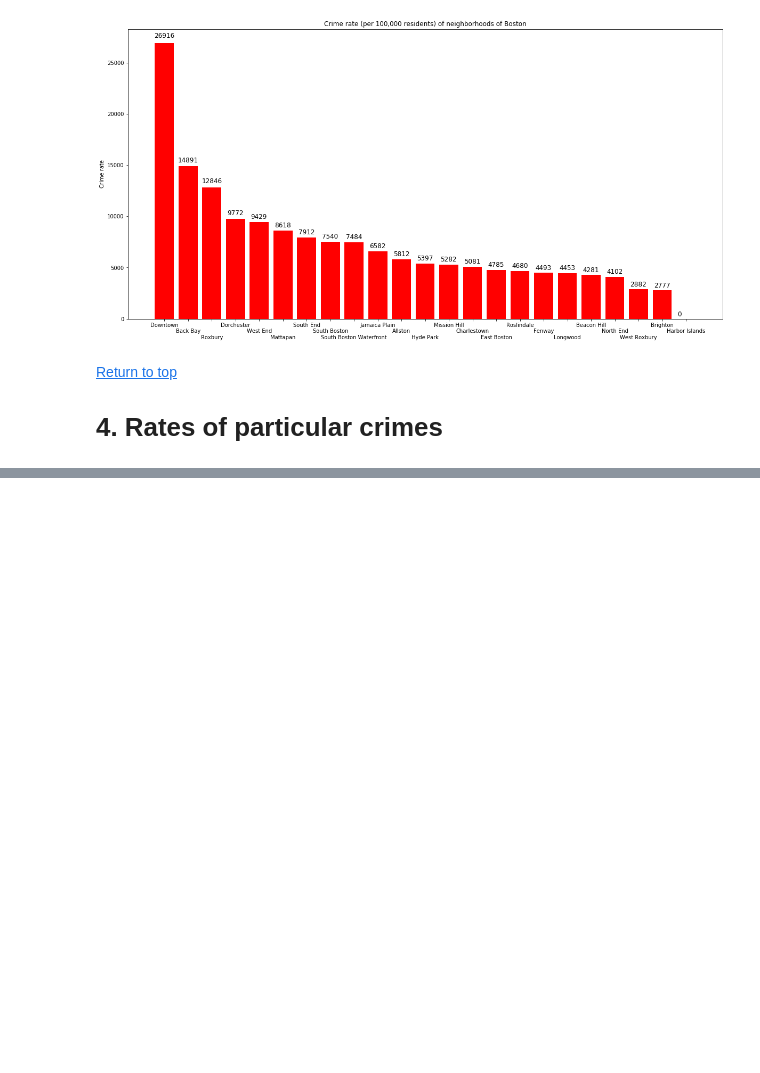
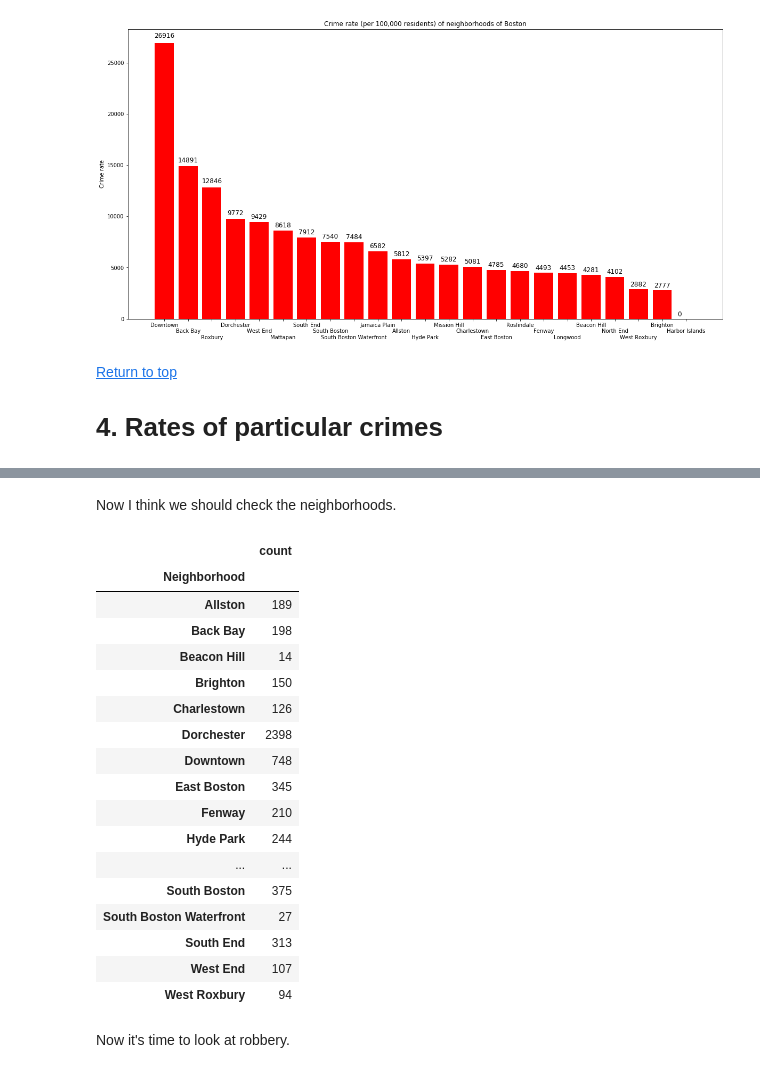
Before and after one commit to iajoiner/boston-crime, a Jupyter notebook: Boston Crime.ipynb, the cells around one changed output, grey strips where cells are left out. Cells and saved outputs as stored; diff of their text form; code cells hidden in the pictures; blank space fills up the shorter version.

```diff
--- a/Boston Crime.ipynb
+++ b/Boston Crime.ipynb
@@ -1073,0 +1287,2 @@ Now let's focus on the actual categories UCR use. We will focus on violent crime
+# %%
+df_aa = df_particulars.loc[df_particulars['offense_code_group'] == 'Aggravated Assault']
@@ -1073,0 +1304,27 @@ Now let's focus on the actual categories UCR use. We will focus on violent crime
+# %% [markdown]
+Now I think we should check the neighborhoods.
+# %%
+df_aan = df_aa.groupby('Neighborhood').size().reset_index(name = 'count').set_index('Neighborhood')
+# %%
+df_aan
+# %% [output]
+|  | count |
+| Neighborhood |  |
+| Allston | 189 |
+| Back Bay | 198 |
+| Beacon Hill | 14 |
+| Brighton | 150 |
+| Charlestown | 126 |
+| Dorchester | 2398 |
+| Downtown | 748 |
+| East Boston | 345 |
+| Fenway | 210 |
+| Hyde Park | 244 |
+| ... | ... |
+| South Boston | 375 |
+| South Boston Waterfront | 27 |
+| South End | 313 |
+| West End | 107 |
+| West Roxbury | 94 |
+# %% [markdown]
+Now it's time to look at robbery.
```
Also changed, not shown: parts of 44 cells of this notebook.
